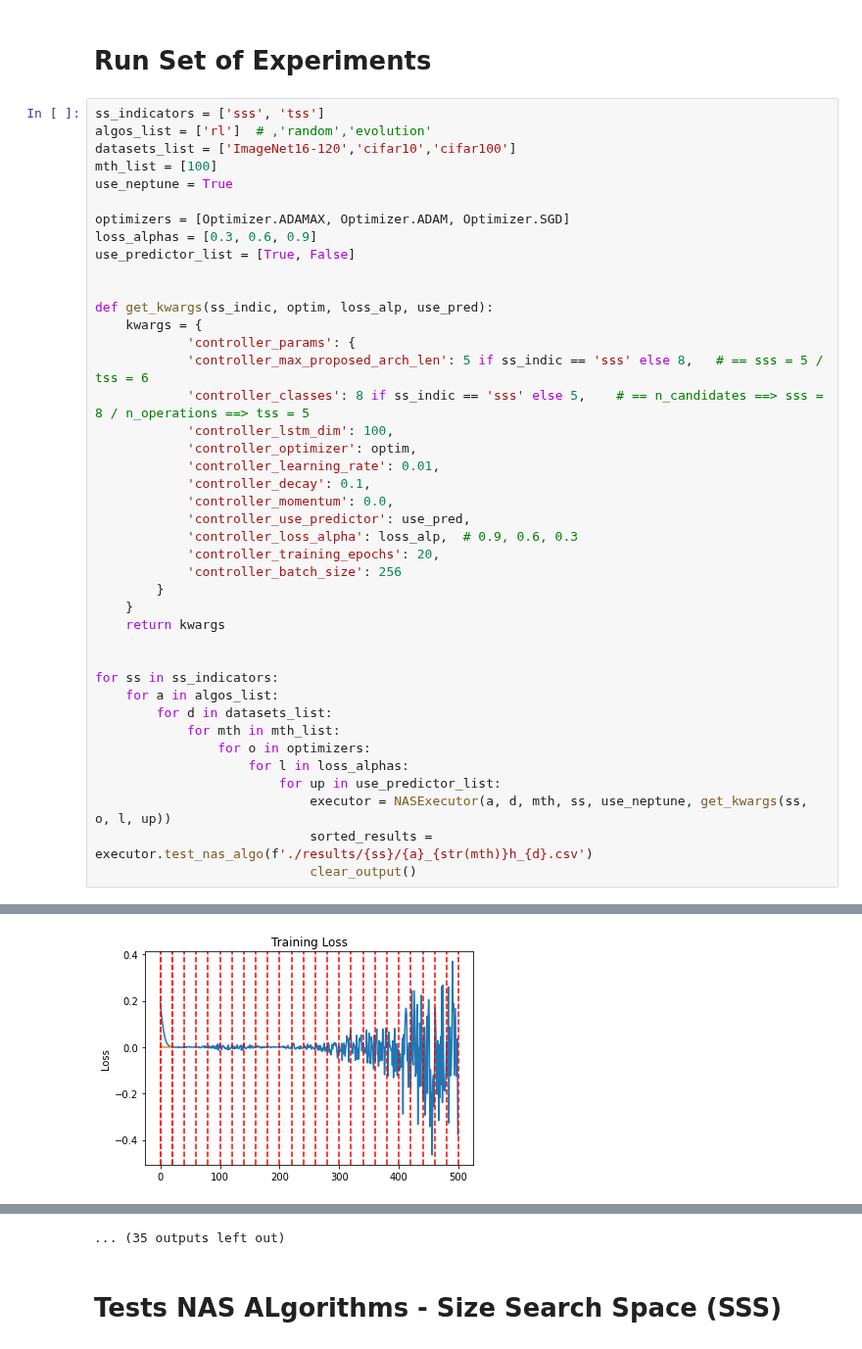
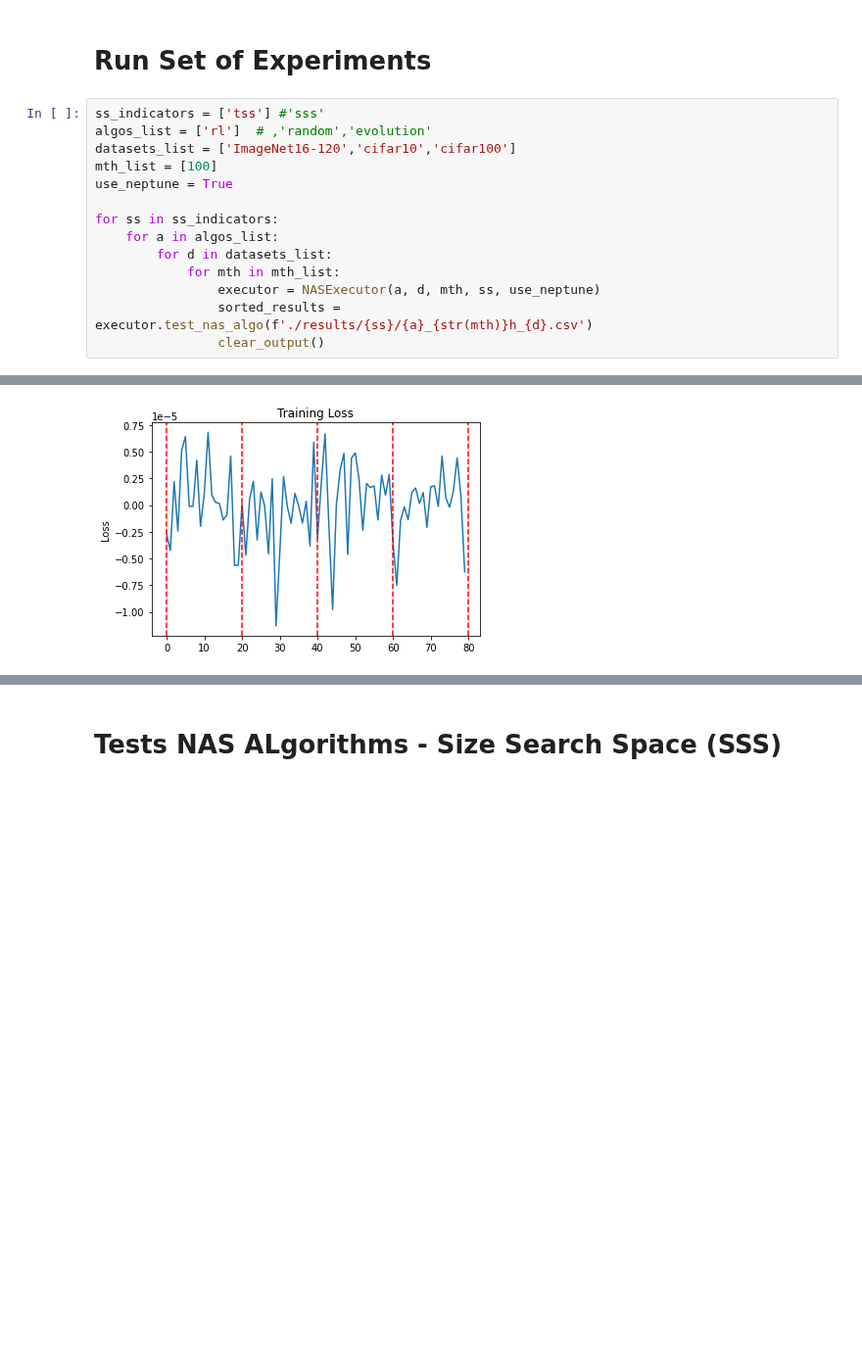
Before and after one commit to guilhermemg/icao_nets_training, a Jupyter notebook: project/training/nas_v3_validation/run_experiments.ipynb, the cells around one changed output, grey strips where cells are left out. Shown at 98% size. Saved outputs shown, nothing was run; the diff lists cells and outputs as text; blank space fills up the shorter version.

Commit message:
teste com parametrização de Zoph 2017 (RL)

```diff
--- a/project/training/nas_v3_validation/run_experiments.ipynb
+++ b/project/training/nas_v3_validation/run_experiments.ipynb
@@ -40,44 +40,17 @@ except:
 # %% [markdown]
 # Run Set of Experiments
 # %%
-ss_indicators = ['sss', 'tss']
+ss_indicators = ['tss'] #'sss'
 algos_list = ['rl']  # ,'random','evolution'
 datasets_list = ['ImageNet16-120','cifar10','cifar100']
 mth_list = [100]
 use_neptune = True
 
-optimizers = [Optimizer.ADAMAX, Optimizer.ADAM, Optimizer.SGD]
-loss_alphas = [0.3, 0.6, 0.9]
-use_predictor_list = [True, False]
-
-
-def get_kwargs(ss_indic, optim, loss_alp, use_pred):
-    kwargs = {
-            'controller_params': {
-            'controller_max_proposed_arch_len': 5 if ss_indic == 'sss' else 8,   # == sss = 5 / tss = 6
-            'controller_classes': 8 if ss_indic == 'sss' else 5,    # == n_candidates ==> sss = 8 / n_operations ==> tss = 5
-            'controller_lstm_dim': 100,
-            'controller_optimizer': optim,
-            'controller_learning_rate': 0.01,
-            'controller_decay': 0.1,
-            'controller_momentum': 0.0,
-            'controller_use_predictor': use_pred,
-            'controller_loss_alpha': loss_alp,  # 0.9, 0.6, 0.3
-            'controller_training_epochs': 20,
-            'controller_batch_size': 256
-        }
-    }
-    return kwargs
-
-
 for ss in ss_indicators:
     for a in algos_list:
         for d in datasets_list:
             for mth in mth_list:
-                for o in optimizers:
-                    for l in loss_alphas:
-                        for up in use_predictor_list:
-                            executor = NASExecutor(a, d, mth, ss, use_neptune, get_kwargs(ss, o, l, up))
-                            sorted_results = executor.test_nas_algo(f'./results/{ss}/{a}_{str(mth)}h_{d}.csv')
-                            clear_output()
+                executor = NASExecutor(a, d, mth, ss, use_neptune)
+                sorted_results = executor.test_nas_algo(f'./results/{ss}/{a}_{str(mth)}h_{d}.csv')
+                clear_output()
 # %% [output]
@@ -100 +57 @@ Tried 200 models, valid 200, time_spent_in_hours: 3h, time_spent_in_secs: 11869.
-[figure, old version]
+[figure, new version]
@@ -119,4 +58,3 @@ Tried 1500 models, valid 1500, time_spent_in_hours: 26h, time_spent_in_secs: 938
-... (35 outputs left out)
 # %% [markdown]
 # Tests NAS ALgorithms - Size Search Space (SSS)
 # %% [markdown]
```
Also changed, not shown: parts of 1 cell of this notebook, 8 other files.
